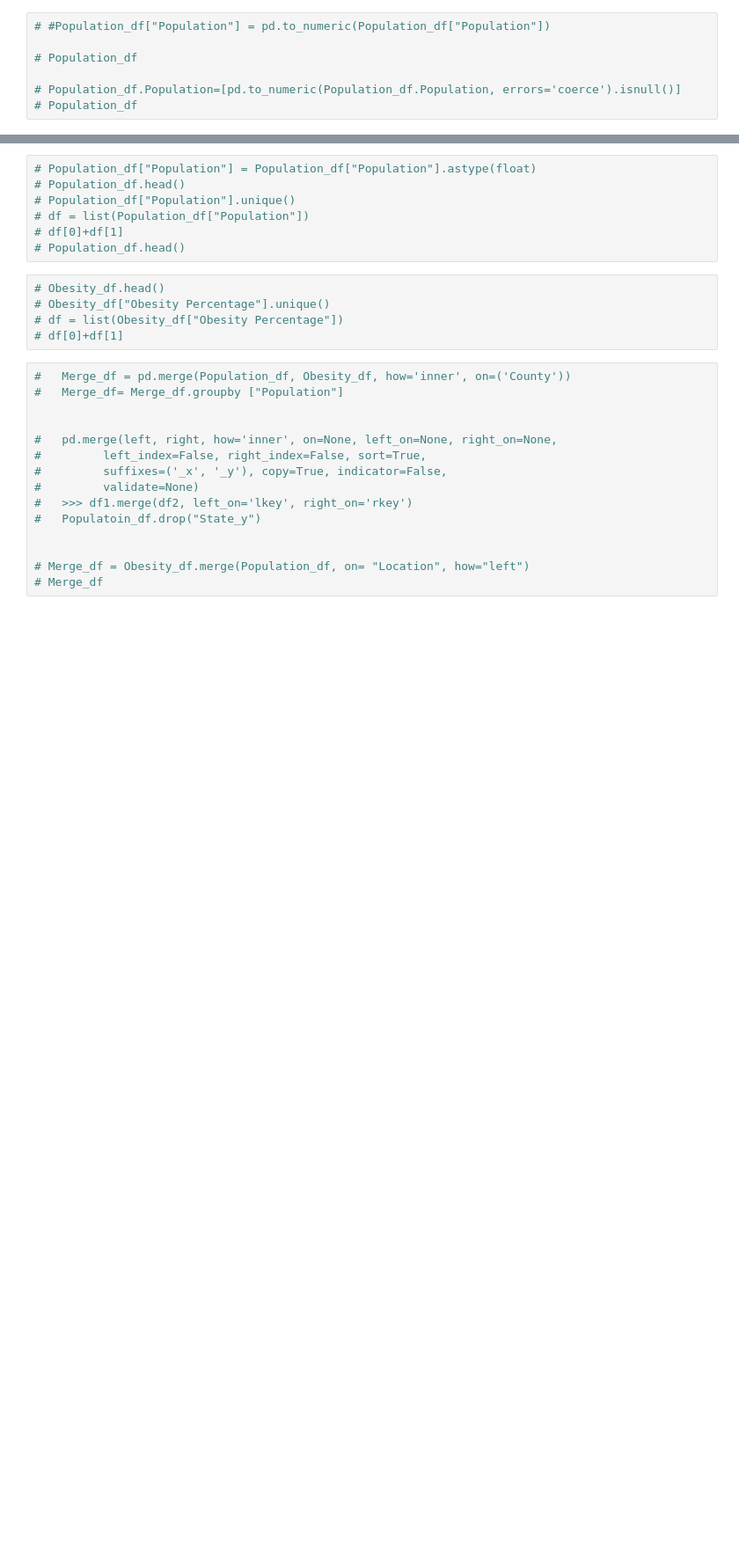
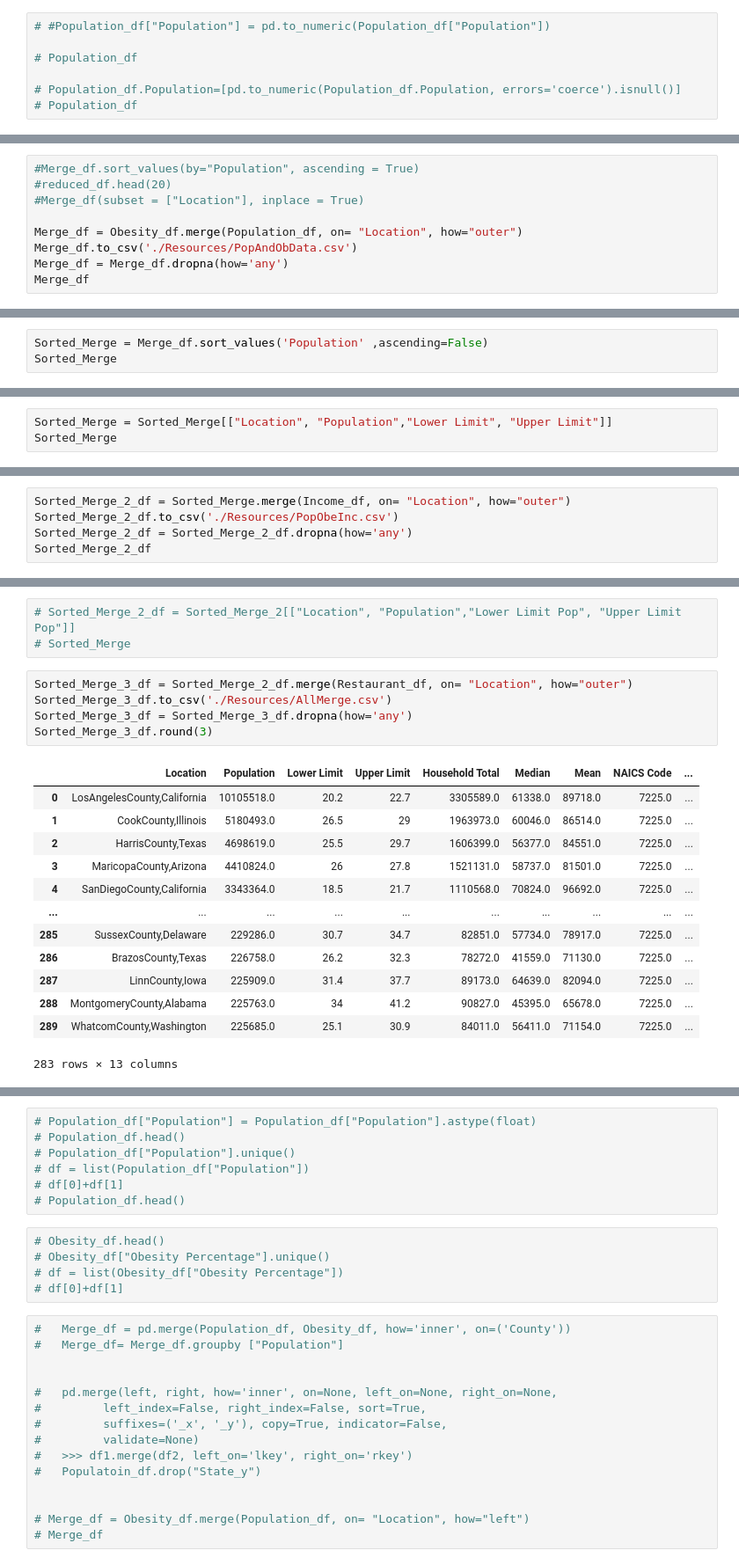
Before and after one commit to liliana-ilut/The-Mockingbirds, a Jupyter notebook: Clean Data/All_Merge.ipynb, the cells around one changed output, grey strips where cells are left out. Shown at 88% size. Cells and saved outputs as stored; diff of their text form; blank space fills up the shorter version.

```diff
--- a/Clean Data/All_Merge.ipynb
+++ b/Clean Data/All_Merge.ipynb
@@ -67,0 +65,9 @@ Population_df
+# %%
+#Merge_df.sort_values(by="Population", ascending = True)
+#reduced_df.head(20)
+#Merge_df(subset = ["Location"], inplace = True)
+
+Merge_df = Obesity_df.merge(Population_df, on= "Location", how="outer")
+Merge_df.to_csv('./Resources/PopAndObData.csv')
+Merge_df = Merge_df.dropna(how='any')
+Merge_df
@@ -67,0 +92,3 @@ Population_df
+# %%
+Sorted_Merge = Merge_df.sort_values('Population' ,ascending=False)
+Sorted_Merge
@@ -67,0 +109,3 @@ Population_df
+# %%
+Sorted_Merge = Sorted_Merge[["Location", "Population","Lower Limit", "Upper Limit"]]
+Sorted_Merge
@@ -67,0 +126,5 @@ Population_df
+# %%
+Sorted_Merge_2_df = Sorted_Merge.merge(Income_df, on= "Location", how="outer")
+Sorted_Merge_2_df.to_csv('./Resources/PopObeInc.csv')
+Sorted_Merge_2_df = Sorted_Merge_2_df.dropna(how='any')
+Sorted_Merge_2_df
@@ -67,0 +145,22 @@ Population_df
+# %%
+# Sorted_Merge_2_df = Sorted_Merge_2[["Location", "Population","Lower Limit Pop", "Upper Limit Pop"]]
+# Sorted_Merge
+# %%
+Sorted_Merge_3_df = Sorted_Merge_2_df.merge(Restaurant_df, on= "Location", how="outer")
+Sorted_Merge_3_df.to_csv('./Resources/AllMerge.csv')
+Sorted_Merge_3_df = Sorted_Merge_3_df.dropna(how='any')
+Sorted_Merge_3_df.round(3)
+# %% [output]
+|  | Location | Population | Lower Limit | Upper Limit | Household Total | Median | Mean | NAICS Code | ... |
+| 0 | LosAngelesCounty,California | 10105518.0 | 20.2 | 22.7 | 3305589.0 | 61338.0 | 89718.0 | 7225.0 | ... |
+| 1 | CookCounty,Illinois | 5180493.0 | 26.5 | 29 | 1963973.0 | 60046.0 | 86514.0 | 7225.0 | ... |
+| 2 | HarrisCounty,Texas | 4698619.0 | 25.5 | 29.7 | 1606399.0 | 56377.0 | 84551.0 | 7225.0 | ... |
+| 3 | MaricopaCounty,Arizona | 4410824.0 | 26 | 27.8 | 1521131.0 | 58737.0 | 81501.0 | 7225.0 | ... |
+| 4 | SanDiegoCounty,California | 3343364.0 | 18.5 | 21.7 | 1110568.0 | 70824.0 | 96692.0 | 7225.0 | ... |
+| ... | ... | ... | ... | ... | ... | ... | ... | ... | ... |
+| 285 | SussexCounty,Delaware | 229286.0 | 30.7 | 34.7 | 82851.0 | 57734.0 | 78917.0 | 7225.0 | ... |
+| 286 | BrazosCounty,Texas | 226758.0 | 26.2 | 32.3 | 78272.0 | 41559.0 | 71130.0 | 7225.0 | ... |
+| 287 | LinnCounty,Iowa | 225909.0 | 31.4 | 37.7 | 89173.0 | 64639.0 | 82094.0 | 7225.0 | ... |
+| 288 | MontgomeryCounty,Alabama | 225763.0 | 34 | 41.2 | 90827.0 | 45395.0 | 65678.0 | 7225.0 | ... |
+| 289 | WhatcomCounty,Washington | 225685.0 | 25.1 | 30.9 | 84011.0 | 56411.0 | 71154.0 | 7225.0 | ... |
+283 rows × 13 columns
```
Also changed, not shown: parts of 14 cells of this notebook, 18 other files.
